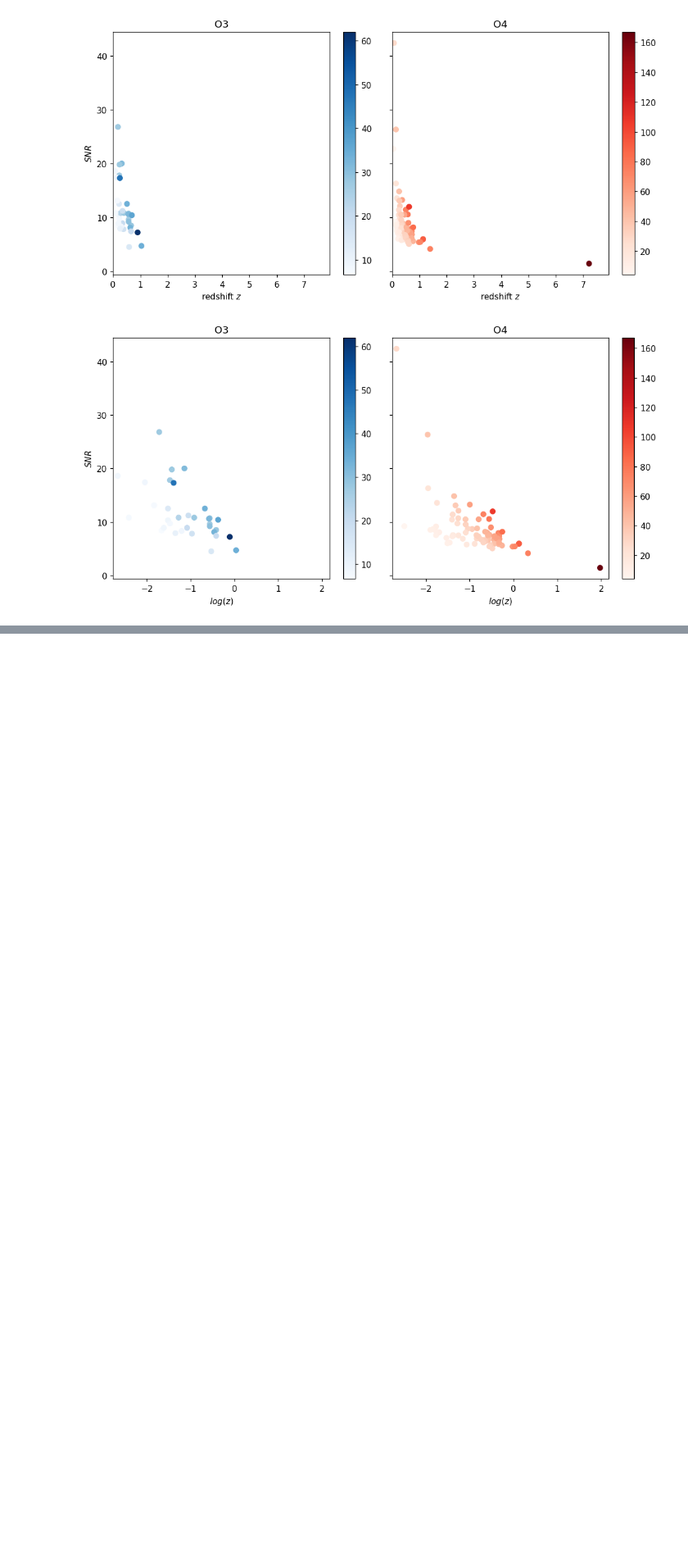
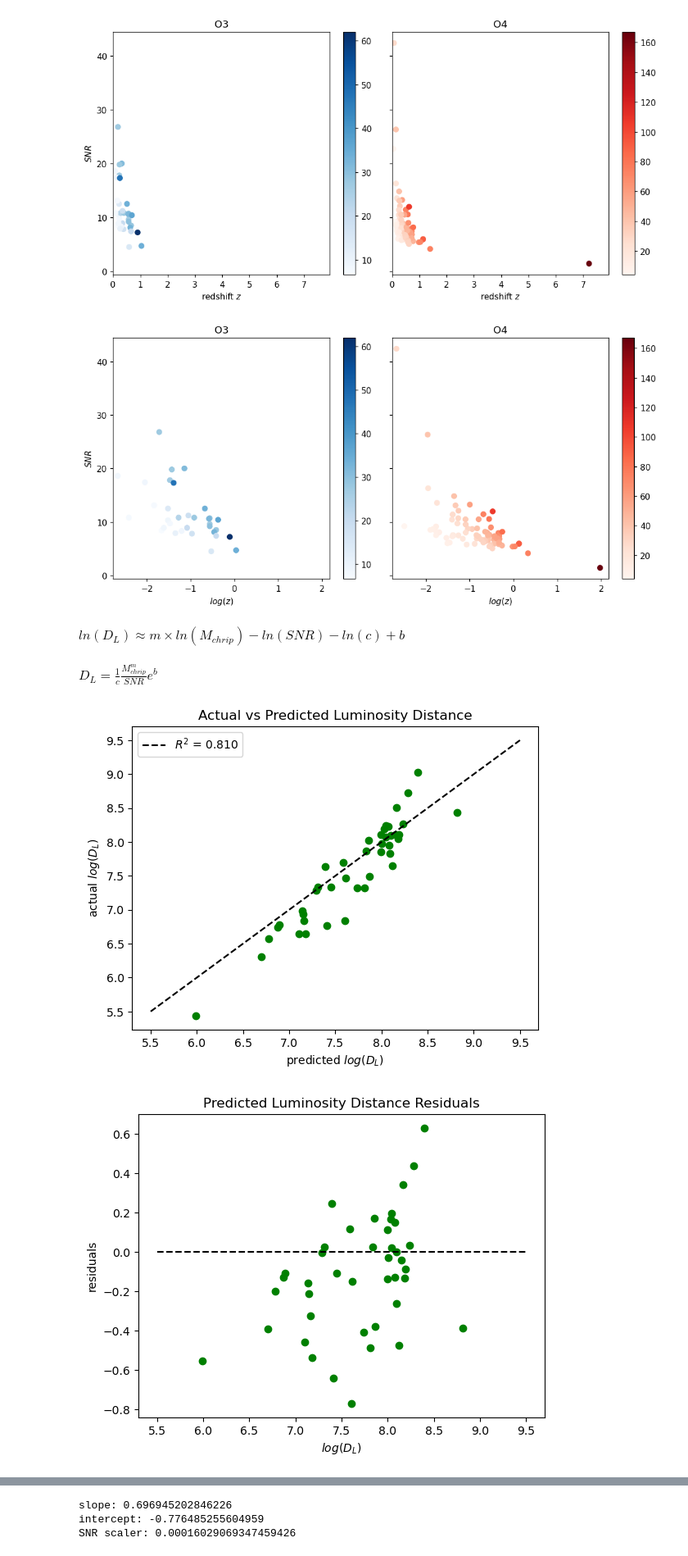
Before and after one commit to AndrewValentini/Gravitational-Waves-Research-23-24, a Jupyter notebook: Data Analysis/testing.ipynb, the cells around one changed output, grey strips where cells are left out. Shown at 82% size. Cells and saved outputs as stored; diff of their text form; code cells hidden in the pictures; blank space fills up the shorter version.

Commit message:
Getting more SNR scalers

```diff
--- a/Data Analysis/testing.ipynb
+++ b/Data Analysis/testing.ipynb
@@ -813,3 +694,63 @@ plt.show()
 [figure]
 # %%
 O4_BBH.to_csv("PredictedData/O4_BBH_predicted_distance.csv")
+# %% [markdown]
+$ln(D_L)\approx m\times ln(M_{chrip}) - ln(SNR) - ln(c) + b$
+# %% [markdown]
+$D_L=\frac{1}{c}\frac{M_{chrip}^m}{SNR}e^b$
+# %%
+def fit_slope(x_feature, y_feature : str, y_intercept : int = 0) -> float:
+    y_reduced = y_feature - y_intercept
+
+    x = np.array(x_feature)[:,np.newaxis]
+    a, _, _, _ = np.linalg.lstsq(x, y_reduced, rcond=None)
+
+    return a[0]
+# %%
+c = 1 / fit_slope((O2_BBH["chirp_mass"] ** m) * (np.e ** b) / O2_BBH["snr"], O2_BBH["luminosity_distance"])
+
+predicted_luminosity_distances = m * np.log(O2_BBH["chirp_mass"]) - np.log(O2_BBH["snr"]) - np.log(c) + b
+
+plt.scatter(predicted_luminosity_distances,np.log(O2_BBH["luminosity_distance"]), color = 'g')
+
+x = np.linspace(5.5, 9.5, 10)
+plt.plot(x,x, color = "black", linestyle="--", label="$R^2$ = {:.3f}".format(r2_score(np.log(O2_BBH["luminosity_distance"]), predicted_luminosity_distances)))
+
+"""
+plt.scatter([], [], color="red", label=": 2.16 - 7.92 $M_{\odot}$")
+plt.scatter([], [], color="orange", label=": 7.92 - 15.84 $M_{\odot}$")
+plt.scatter([], [], color="yellow", label=": 15.84 - 23.76 $M_{\odot}$")
+plt.scatter([], [], color="green", label=": 23.76 - 31.68 $M_{\odot}$")
+plt.scatter([], [], color="cyan", label=": 31.68 - 39.6 $M_{\odot}$")
+plt.scatter([], [], color="indigo", label=": 39.6 - 47.52 $M_{\odot}$")
+plt.scatter([], [], color="pink", label=": 47.52 - $M_{\odot}$")
+"""
+
+plt.legend()
+plt.title("Actual vs Predicted Luminosity Distance")
+plt.ylabel("actual $log(D_L)$")
+plt.xlabel("predicted $log(D_L)$")
+plt.show()
+
+x = np.linspace(5.5, 9.5, 10)
+plt.plot(x,np.zeros(10), color = "black", linestyle="--", label="$R^2$ = {:.3f}".format(r2_score(np.log(O2_BBH["luminosity_distance"]), predicted_luminosity_distances)))
+plt.scatter(predicted_luminosity_distances,np.log(O2_BBH["luminosity_distance"]) - predicted_luminosity_distances, color = 'g')
+plt.title("Predicted Luminosity Distance Residuals")
+plt.ylabel("residuals")
+plt.xlabel("$log(D_L)$")
+plt.show()
+
+residuals = np.log(O2_BBH["luminosity_distance"]) - predicted_luminosity_distances
+
+sns.histplot(residuals, bins = 10, kde=True) # you may select the no. of bins
+plt.title('Error Terms', fontsize=20)
+plt.xlabel('Residuals', fontsize = 15)
+plt.show()
+
+m, b = coefficients
+print(f"slope: {m}")
+print(f"intercept: {b}")
+print(f"SNR scaler: {c}")
+# %% [output]
+[figure, added]
+[figure, added]
@@ -815,0 +758,3 @@ O4_BBH.to_csv("PredictedData/O4_BBH_predicted_distance.csv")
+slope: 0.696945202846226
+intercept: -0.776485255604959
+SNR scaler: 0.00016029069347459426
```
Also changed, not shown: parts of 5 cells of this notebook, 1 other file.
